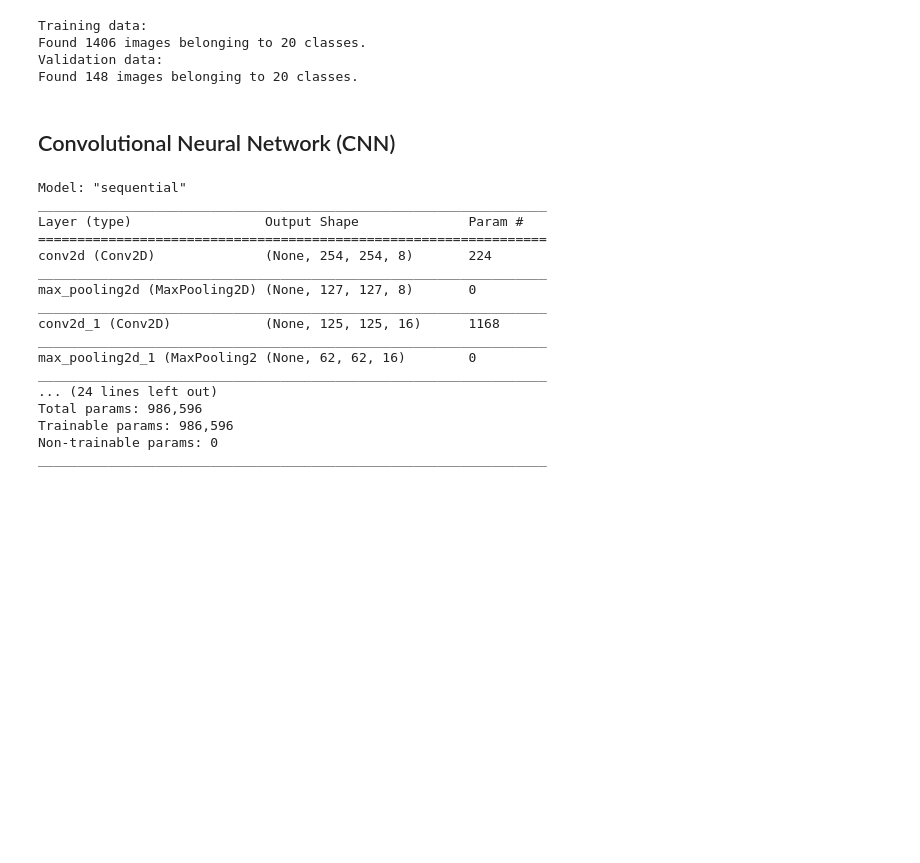
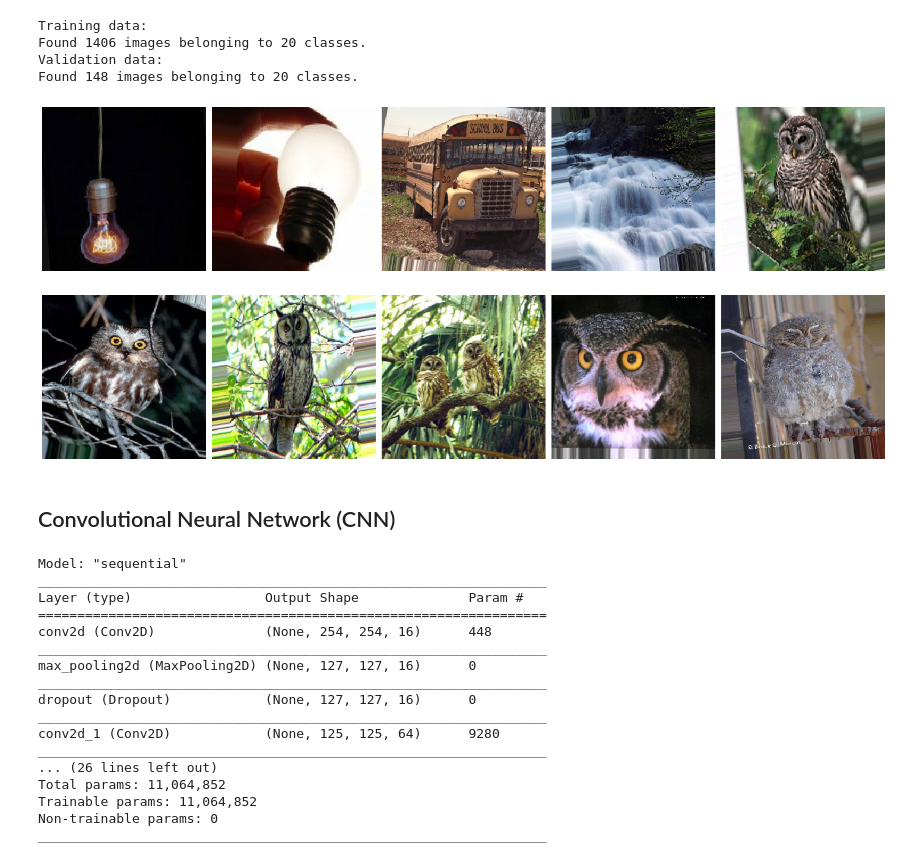
Before and after one commit to Valerio-Colombo/A2NDL_Challange, a Jupyter notebook: Challenge1/Blank_CNN.ipynb, the cells around one changed output. Drawn from its saved outputs; the diff is of its cells as text; code cells hidden in the pictures; blank space fills up the shorter version.

```diff
--- a/Challenge1/Blank_CNN.ipynb
+++ b/Challenge1/Blank_CNN.ipynb
@@ -122,6 +122,23 @@ Training data:
 Found 1406 images belonging to 20 classes.
 Validation data:
 Found 148 images belonging to 20 classes.
+# %%
+# This function will plot images in the form of a grid with 1 row and 5 columns where images are placed in each column.
+def plotImages(images_arr):
+    fig, axes = plt.subplots(1, 5, figsize=(20,20))
+    axes = axes.flatten()
+    for img, ax in zip( images_arr, axes):
+        ax.imshow(img)
+        ax.axis('off')
+    plt.tight_layout()
+    plt.show()
+# %%
+sample_training_images, _ = next(train_gen)
+
+plotImages(sample_training_images[:5])
+# %% [output]
+[figure, added]
+[figure, added]
 # %%
 # Create Dataset objects
 # ----------------------
@@ -144,18 +161,20 @@ test_dataset = valid_dataset.repeat()
 # %%
 # CNN layers
 model = models.Sequential()
-model.add(layers.Conv2D(8, (3, 3), activation='relu', input_shape=(img_w, img_h, 3)))
+model.add(layers.Conv2D(16, (3, 3), activation='relu', input_shape=(img_w, img_h, 3)))
 model.add(layers.MaxPooling2D((2, 2)))
-model.add(layers.Conv2D(16, (3, 3), activation='relu'))
-model.add(layers.MaxPooling2D((2, 2)))
-model.add(layers.Conv2D(32, (3, 3), activation='relu'))
-model.add(layers.MaxPooling2D((2, 2)))
+model.add(layers.Dropout(rate=0.2, seed=SEED))
 model.add(layers.Conv2D(64, (3, 3), activation='relu'))
 model.add(layers.MaxPooling2D((2, 2)))
 model.add(layers.Conv2D(128, (3, 3), activation='relu'))
 model.add(layers.MaxPooling2D((2, 2)))
+model.add(layers.Dropout(rate=0.2, seed=SEED))
 model.add(layers.Conv2D(256, (3, 3), activation='relu'))
 model.add(layers.MaxPooling2D((2, 2)))
+model.add(layers.Conv2D(512, (3, 3), activation='relu'))
+model.add(layers.MaxPooling2D((2, 2)))
+model.add(layers.Dropout(rate=0.2, seed=SEED))
+
 # FC layers
 model.add(layers.Flatten())
 model.add(layers.Dense(512, activation='relu'))
@@ -168,17 +187,17 @@ Model: "sequential"
 _________________________________________________________________
 Layer (type)                 Output Shape              Param #
 =================================================================
-conv2d (Conv2D)              (None, 254, 254, 8)       224
+conv2d (Conv2D)              (None, 254, 254, 16)      448
 _________________________________________________________________
-max_pooling2d (MaxPooling2D) (None, 127, 127, 8)       0
+max_pooling2d (MaxPooling2D) (None, 127, 127, 16)      0
 _________________________________________________________________
-conv2d_1 (Conv2D)            (None, 125, 125, 16)      1168
+dropout (Dropout)            (None, 127, 127, 16)      0
 _________________________________________________________________
-max_pooling2d_1 (MaxPooling2 (None, 62, 62, 16)        0
+conv2d_1 (Conv2D)            (None, 125, 125, 64)      9280
 _________________________________________________________________
-... (24 lines left out)
-Total params: 986,596
-Trainable params: 986,596
+... (26 lines left out)
+Total params: 11,064,852
+Trainable params: 11,064,852
 Non-trainable params: 0
 _________________________________________________________________
 # %%
```
Also changed, not shown: parts of 5 cells of this notebook, 9 other files.
